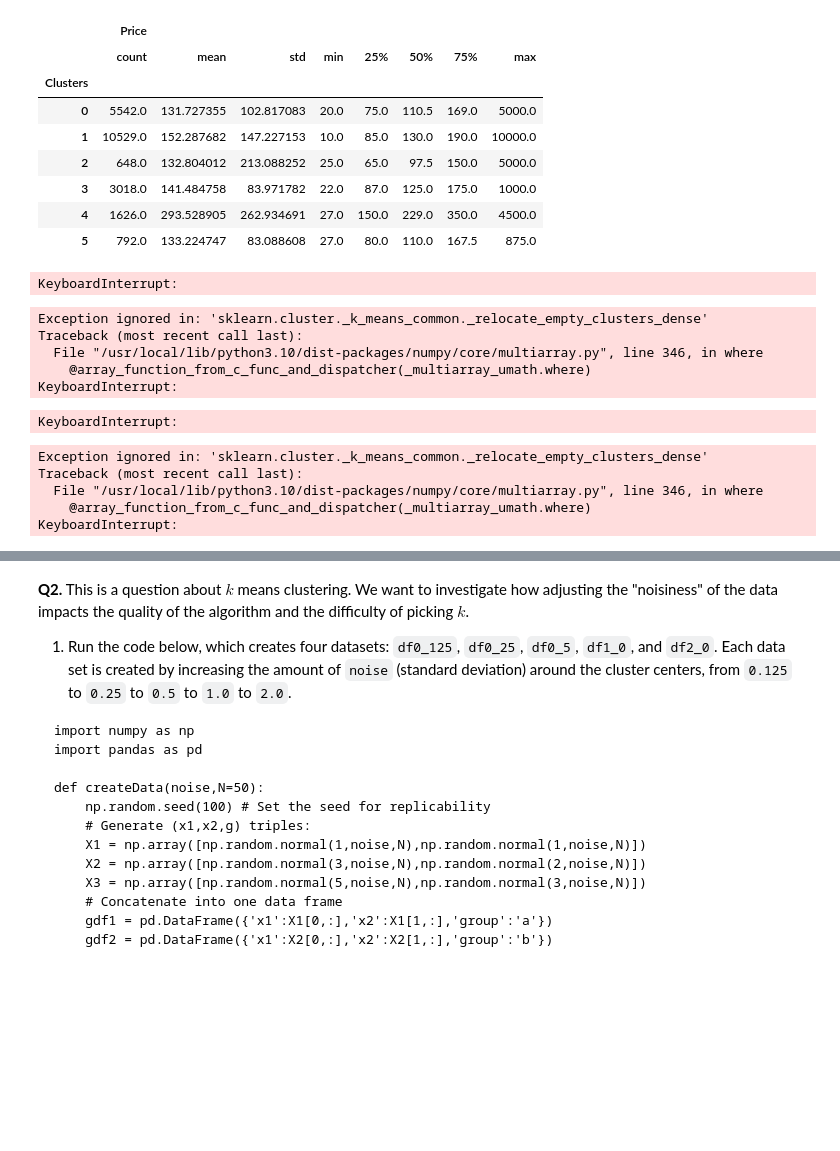
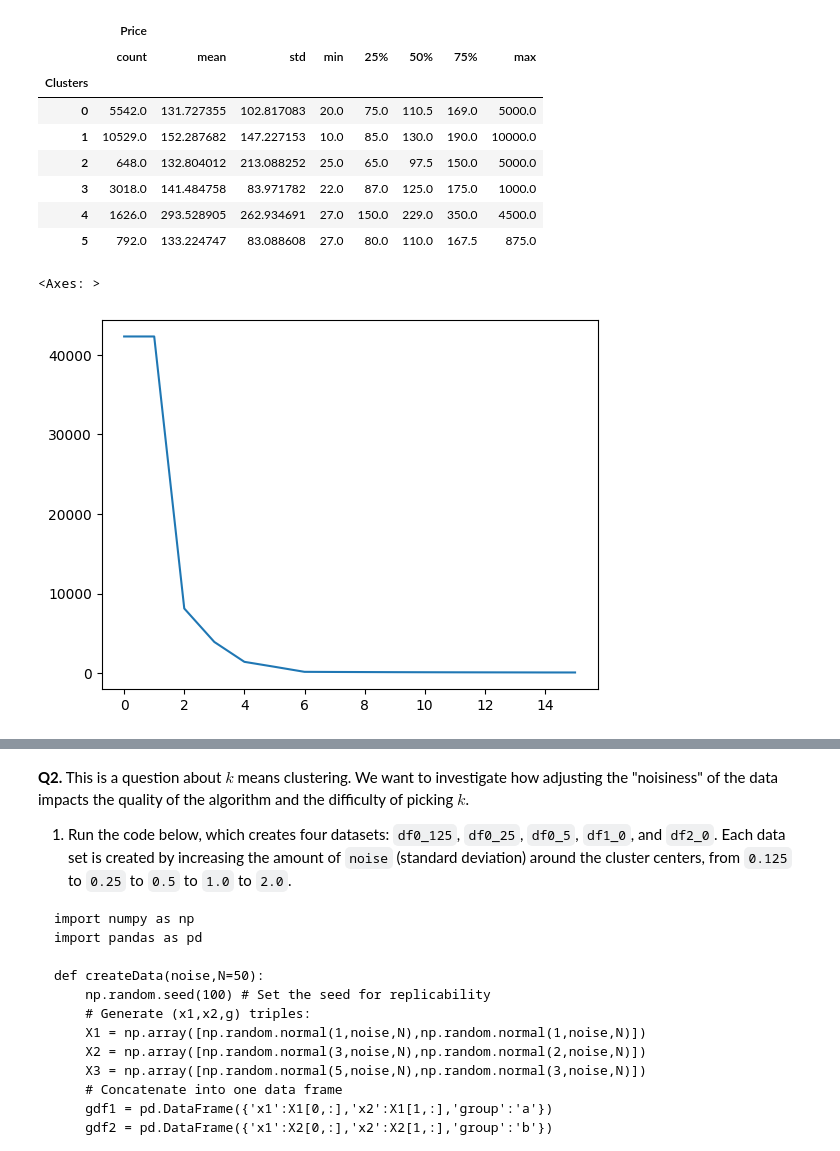
Before and after one commit to JulianKrese/kmc, a Jupyter notebook: assignment_kmc.ipynb, the cells around one changed output, grey strips where cells are left out. Saved outputs shown, nothing was run; the diff lists cells and outputs as text; code cells hidden in the pictures; blank space fills up the shorter version.

```diff
--- a/assignment_kmc.ipynb
+++ b/assignment_kmc.ipynb
@@ -129,36 +127,19 @@ price_df.loc[:,['Price', 'Clusters']].groupby('Clusters').describe()
 # %%
 ### 6 ###
 
-k_bar = 50
+k_bar = 15
 SSE = np.zeros(k_bar+1)
-k_grid = np.arange(1,k_bar)
+k_grid = np.arange(k_bar+1)
 
 for k in range(k_bar):
   k += 1
   model = KMeans(n_clusters=k, max_iter=50, n_init = 5, random_state=0)
   model = model.fit(df)
   SSE[k] = model.inertia_
 
-best_SSE = np.min(SSE)
-min_index = np.where(SSE == best_SSE)
-best_k = k_grid[min_index]
-
-### From solutions for printing
-plt.plot(np.arange(0,k_bar+1),SSE)
-plt.xlabel("k")
-plt.title('best k = '+str(best_k)+' with an SSE = '+str(best_SSE))
-plt.ylabel('SSE')
-plt.show()
+SSE[0] = SSE[1] # the first position is not filled so it is 0 and throwing off the graph
+# ^^ quick and dirty fix because neither k=0 or k=1 should be good for clustering
+sns.lineplot(x=k_grid, y=SSE)
 # %% [output]
-KeyboardInterrupt:
+<Axes: >
-Exception ignored in: 'sklearn.cluster._k_means_common._relocate_empty_clusters_dense'
-Traceback (most recent call last):
-  File "/usr/local/lib/python3.10/dist-packages/numpy/core/multiarray.py", line 346, in where
-    @array_function_from_c_func_and_dispatcher(_multiarray_umath.where)
-KeyboardInterrupt:
-KeyboardInterrupt:
-Exception ignored in: 'sklearn.cluster._k_means_common._relocate_empty_clusters_dense'
-Traceback (most recent call last):
-  File "/usr/local/lib/python3.10/dist-packages/numpy/core/multiarray.py", line 346, in where
-    @array_function_from_c_func_and_dispatcher(_multiarray_umath.where)
-KeyboardInterrupt:
+[figure, added]
```
Also changed, not shown: parts of 7 cells of this notebook.
